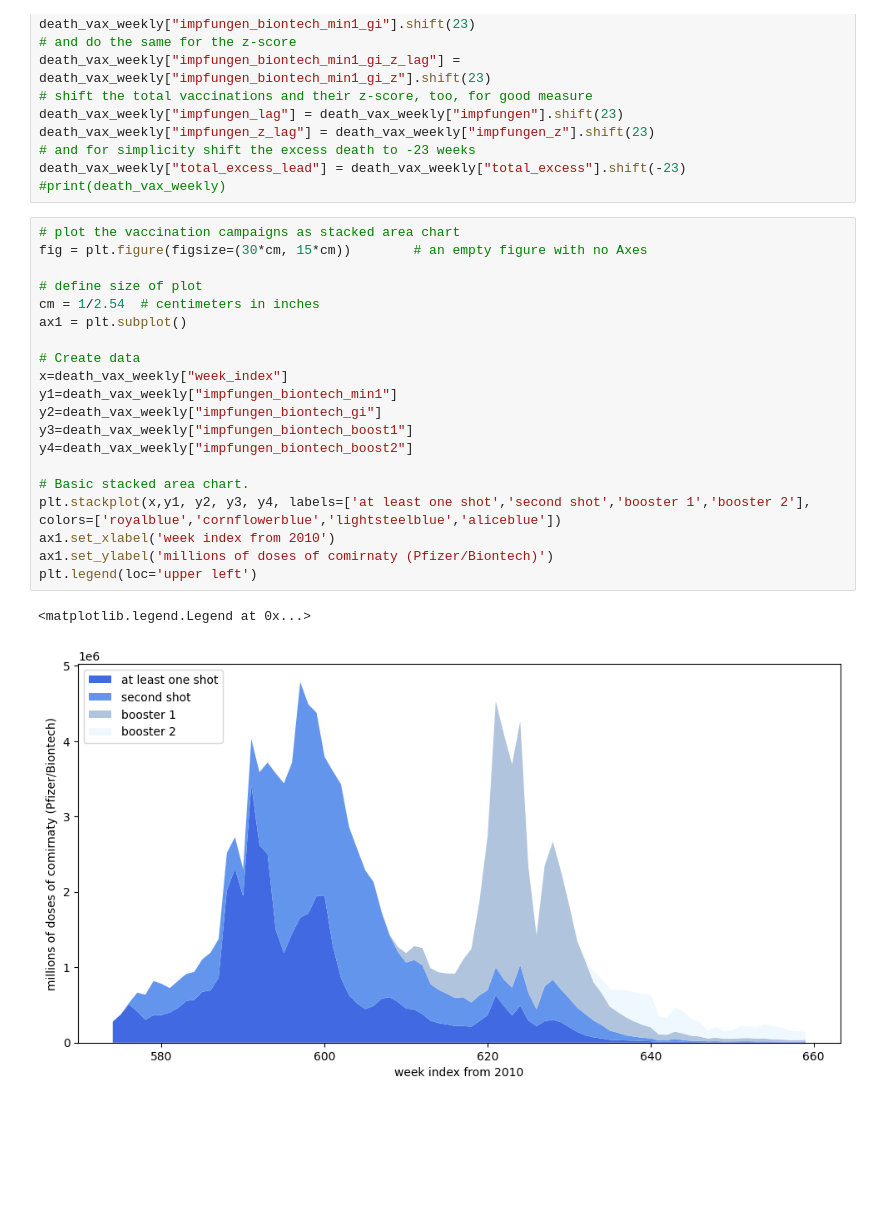
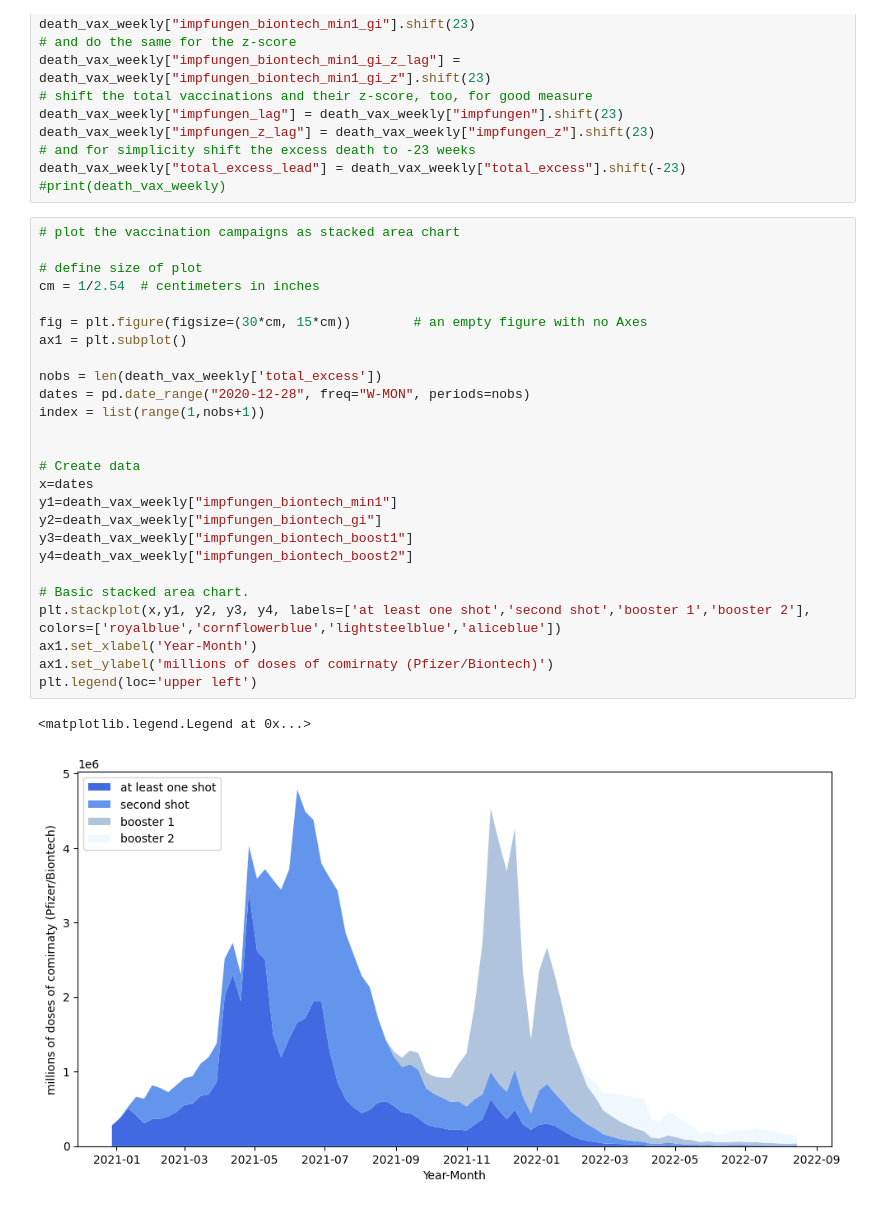
Before and after one commit to matthiasdaues/corona_mortality, a Jupyter notebook: notebooks/mortality_and_vaccination_against_covid.ipynb, the cells around one changed output. Drawn from its saved outputs; the diff is of its cells as text; blank space fills up the shorter version.

```diff
--- a/notebooks/mortality_and_vaccination_against_covid.ipynb
+++ b/notebooks/mortality_and_vaccination_against_covid.ipynb
@@ -179,24 +179,30 @@ death_vax_weekly["total_excess_lead"] = death_vax_weekly["total_excess"].shift(-
 #print(death_vax_weekly)
 # %%
 # plot the vaccination campaigns as stacked area chart
-fig = plt.figure(figsize=(30*cm, 15*cm))        # an empty figure with no Axes
 
 # define size of plot
 cm = 1/2.54  # centimeters in inches
+
+fig = plt.figure(figsize=(30*cm, 15*cm))        # an empty figure with no Axes
 ax1 = plt.subplot()
 
+nobs = len(death_vax_weekly['total_excess'])
+dates = pd.date_range("2020-12-28", freq="W-MON", periods=nobs)
+index = list(range(1,nobs+1))
+
+
 # Create data
-x=death_vax_weekly["week_index"]
+x=dates
 y1=death_vax_weekly["impfungen_biontech_min1"]
 y2=death_vax_weekly["impfungen_biontech_gi"]
 y3=death_vax_weekly["impfungen_biontech_boost1"]
 y4=death_vax_weekly["impfungen_biontech_boost2"]
 
 # Basic stacked area chart.
 plt.stackplot(x,y1, y2, y3, y4, labels=['at least one shot','second shot','booster 1','booster 2'], colors=['royalblue','cornflowerblue','lightsteelblue','aliceblue'])
-ax1.set_xlabel('week index from 2010')
+ax1.set_xlabel('Year-Month')
 ax1.set_ylabel('millions of doses of comirnaty (Pfizer/Biontech)')
 plt.legend(loc='upper left')
 # %% [output]
 <matplotlib.legend.Legend at 0x...>
-[figure, old version]
+[figure, new version]
```
Also changed, not shown: parts of 13 cells of this notebook, 2 other files.
